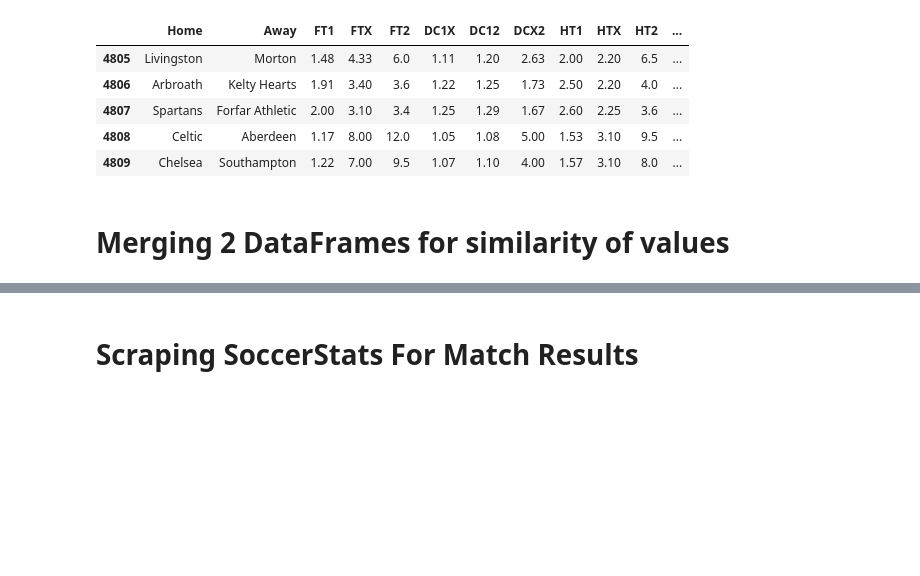
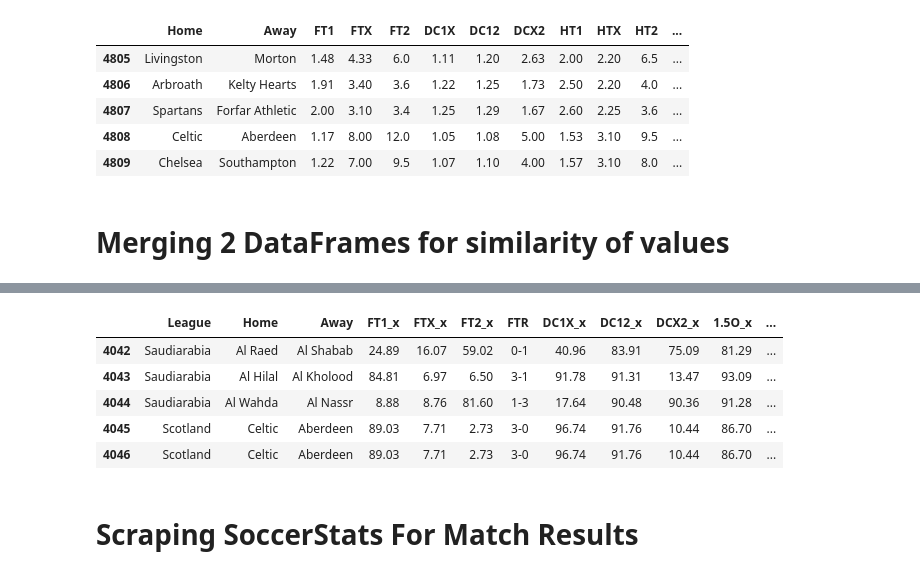
Before and after one commit to musayevf/Dixon_Coles_2025, a Jupyter notebook: Comparer.ipynb, the cells around one changed output, grey strips where cells are left out. Saved outputs shown, nothing was run; the diff lists cells and outputs as text; code cells hidden in the pictures; blank space fills up the shorter version.

```diff
--- a/Comparer.ipynb
+++ b/Comparer.ipynb
@@ -92,3 +35,32 @@ merged_df.tail()
+# %%
+# Use predictions key values as the canonical list
+home_keys = predictions['Home'].unique().tolist()
+away_keys = predictions['Away'].unique().tolist()
+
+def get_canonical(val, canonical_list, threshold=85):
+    """
+    For a given value from df2, find the best matching canonical value from df1
+    using a fuzzy matching score. If no match meets the threshold, return the original value.
+    """
+    match = process.extractOne(val, canonical_list, score_cutoff=threshold)
+    if match:
+        return match[0]
+    return val
+
+# Replace values in bet365_odds Home and Away columns using the canonical mapping from predictions
+bet365_odds['Home'] = bet365_odds['Home'].apply(lambda x: get_canonical(x, home_keys))
+bet365_odds['Away'] = bet365_odds['Away'].apply(lambda x: get_canonical(x, away_keys))
+
+# Merge 2 dataframes on Home and Away columns
+merged_df = pd.merge(predictions, bet365_odds, on=['Home', 'Away'], how='inner')
+merged_df.tail()
+# %% [output]
+|  | League | Home | Away | FT1_x | FTX_x | FT2_x | FTR | DC1X_x | DC12_x | DCX2_x | 1.5O_x | ... |
+| 4042 | Saudiarabia | Al Raed | Al Shabab | 24.89 | 16.07 | 59.02 | 0-1 | 40.96 | 83.91 | 75.09 | 81.29 | ... |
+| 4043 | Saudiarabia | Al Hilal | Al Kholood | 84.81 | 6.97 | 6.50 | 3-1 | 91.78 | 91.31 | 13.47 | 93.09 | ... |
+| 4044 | Saudiarabia | Al Wahda | Al Nassr | 8.88 | 8.76 | 81.60 | 1-3 | 17.64 | 90.48 | 90.36 | 91.28 | ... |
+| 4045 | Scotland | Celtic | Aberdeen | 89.03 | 7.71 | 2.73 | 3-0 | 96.74 | 91.76 | 10.44 | 86.70 | ... |
+| 4046 | Scotland | Celtic | Aberdeen | 89.03 | 7.71 | 2.73 | 3-0 | 96.74 | 91.76 | 10.44 | 86.70 | ... |
 # %% [markdown]
 # Scraping SoccerStats For Match Results
 # %%
```
Also changed, not shown: parts of 7 cells of this notebook, 10 other files.
